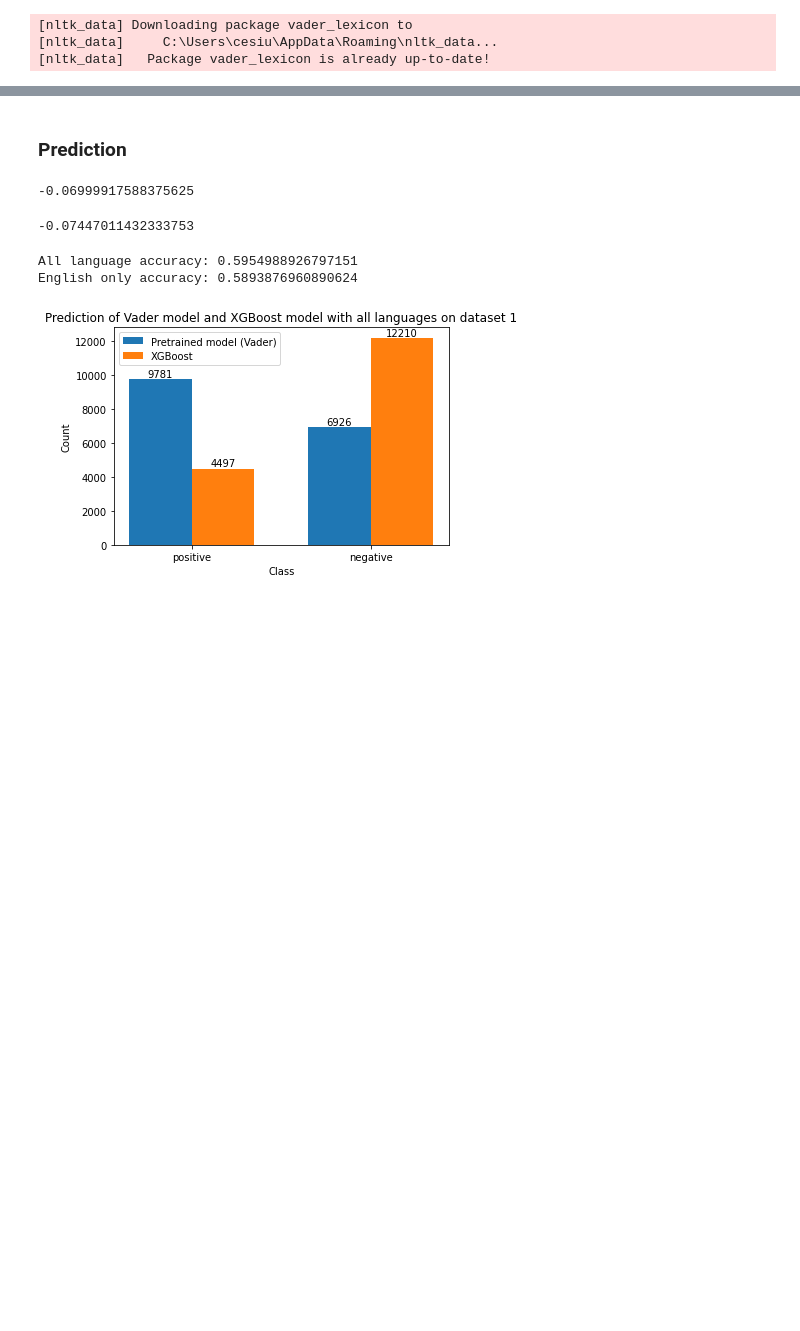
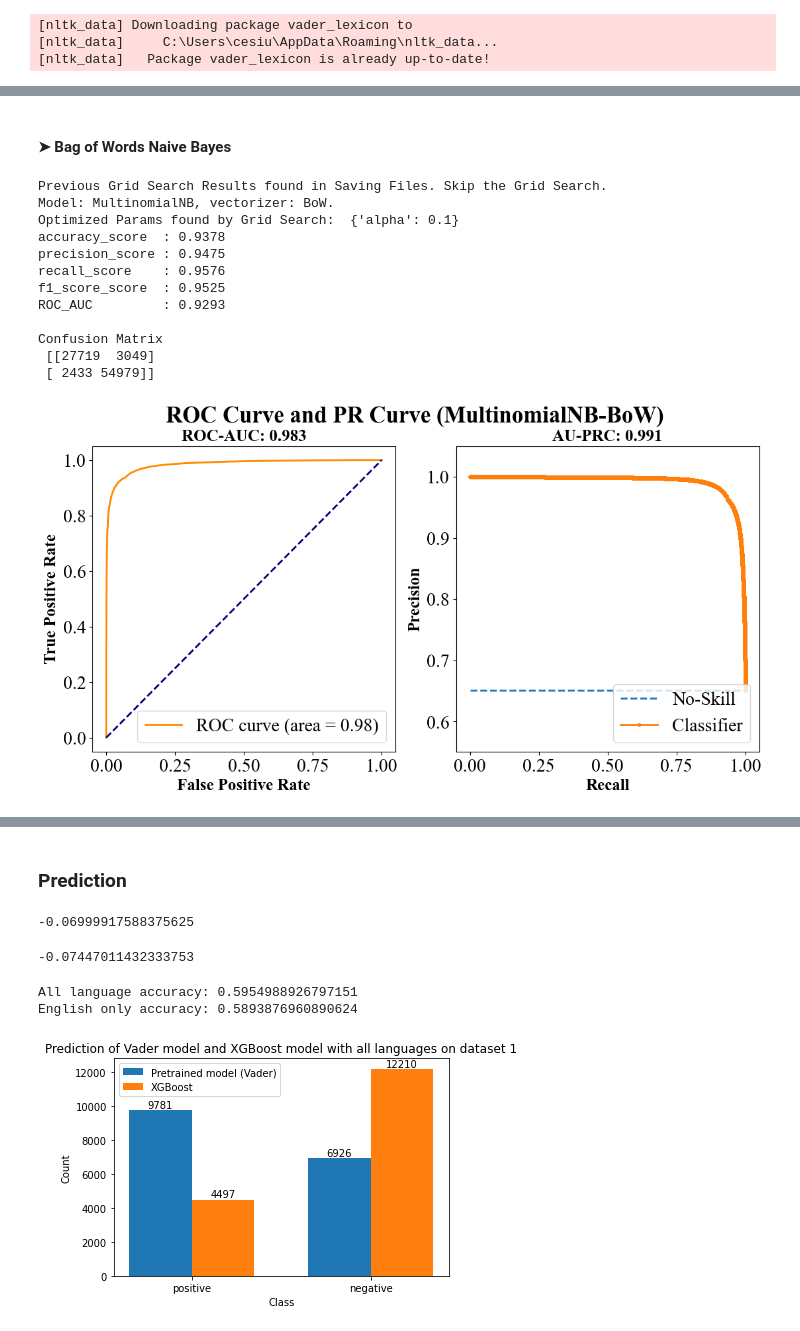
Before and after one commit to Zhiqing-Xu/SentimentAnalysis, a Jupyter notebook: ZX_Part_1_2.ipynb, the cells around one changed output, grey strips where cells are left out. Drawn from its saved outputs; the diff is of its cells as text; code cells hidden in the pictures; blank space fills up the shorter version.

```diff
--- a/ZX_Part_1_2.ipynb
+++ b/ZX_Part_1_2.ipynb
@@ -720,0 +764,37 @@ Grid Search has found best parameters for the model are, {'learning_rate': 0.5,
+# %% [markdown]
+#### &#10148; Bag of Words Naive Bayes
+# %%
+#====================================================================================================#
+# Bag of Words Naive Bayes
+estimator = MultinomialNB
+param_grid = {'alpha': [0.1, 0.5, 1, 5, 10]}
+
+# Evaluate the models (Grid Search for optimized hyperparameters and Report Results on the test set)
+NaiveBayes_BoW_Accuracy, _ = \
+GridSearchCV_expand(estimator    =  estimator                      ,
+                    param_grid   =  param_grid                     ,
+                    n_jobs       =  -1                             , # Ensure all available processors are used.
+                    cv           =  5                              ,
+                    scoring      =  'f1_micro'                     , # Use F1-score as metric.
+                    savings      =  "Saving_GridSearchSavings.p"   , # Save grid search results.
+                    vectorizer   =  "BoW"                          , # assert vectorizer in {"TF_IDF", "BoW"}
+                    max_iter     =  None                           ,
+                    X_train      =  X_train_bow_selected           ,
+                    y_train      =  y_train                        ,
+                    X_test       =  X_test_bow_selected            ,
+                    y_test       =  y_test                         ,
+                    )
+# %% [output]
+Previous Grid Search Results found in Saving Files. Skip the Grid Search.
+Model: MultinomialNB, vectorizer: BoW.
+Optimized Params found by Grid Search:  {'alpha': 0.1}
+accuracy_score  : 0.9378
+precision_score : 0.9475
+recall_score    : 0.9576
+f1_score_score  : 0.9525
+ROC_AUC         : 0.9293
+
+Confusion Matrix
+ [[27719  3049]
+ [ 2433 54979]]
+[figure, added]
```
Also changed, not shown: parts of 83 cells of this notebook, 47 other files.
